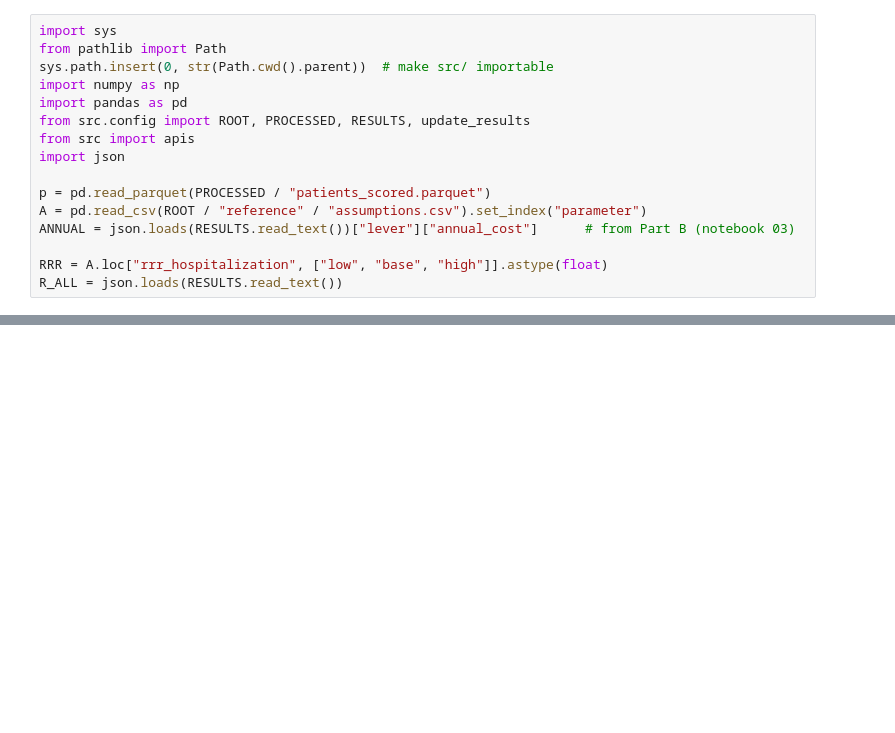
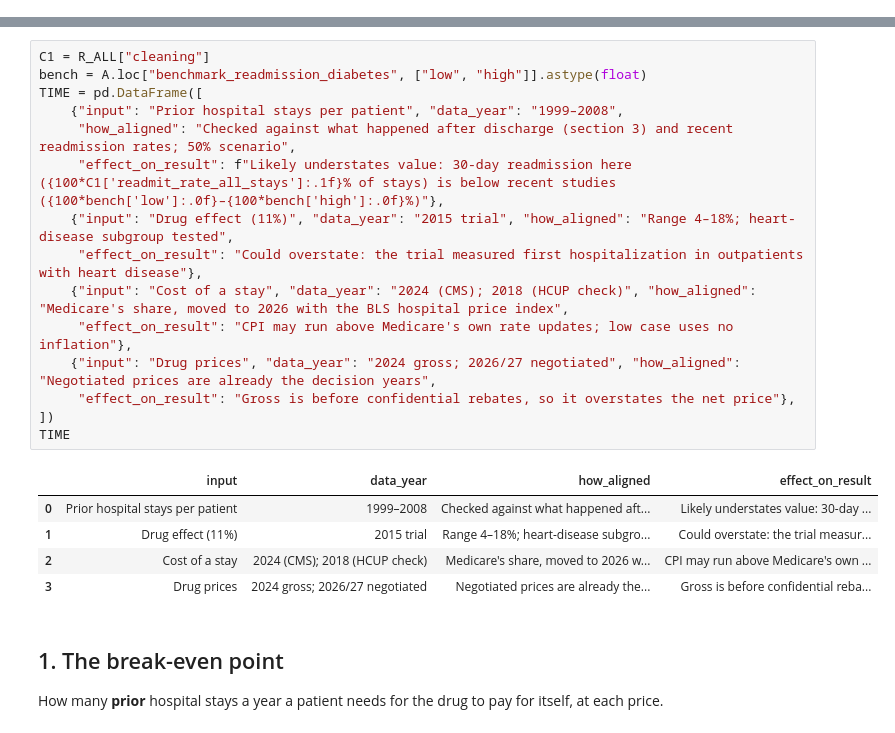
Before and after one commit to Dyuthiv05/personal-project, a Jupyter notebook: notebooks/04_part_c_value.ipynb, the cells around one changed output, grey strips where cells are left out. Saved outputs shown, nothing was run; the diff lists cells and outputs as text; blank space fills up the shorter version.

```diff
--- a/notebooks/04_part_c_value.ipynb
+++ b/notebooks/04_part_c_value.ipynb
@@ -29,16 +0,0 @@ This counts **only** hospital savings. Fewer deaths, slower kidney decline and b
-# %%
-import sys
-from pathlib import Path
-sys.path.insert(0, str(Path.cwd().parent))  # make src/ importable
-import numpy as np
-import pandas as pd
-from src.config import ROOT, PROCESSED, RESULTS, update_results
-from src import apis
-import json
-
-p = pd.read_parquet(PROCESSED / "patients_scored.parquet")
-A = pd.read_csv(ROOT / "reference" / "assumptions.csv").set_index("parameter")
-ANNUAL = json.loads(RESULTS.read_text())["lever"]["annual_cost"]      # from Part B (notebook 03)
-
-RRR = A.loc["rrr_hospitalization", ["low", "base", "high"]].astype(float)
-R_ALL = json.loads(RESULTS.read_text())
@@ -312,0 +88,25 @@ saved
+# %%
+C1 = R_ALL["cleaning"]
+bench = A.loc["benchmark_readmission_diabetes", ["low", "high"]].astype(float)
+TIME = pd.DataFrame([
+    {"input": "Prior hospital stays per patient", "data_year": "1999–2008",
+     "how_aligned": "Checked against what happened after discharge (section 3) and recent readmission rates; 50% scenario",
+     "effect_on_result": f"Likely understates value: 30-day readmission here ({100*C1['readmit_rate_all_stays']:.1f}% of stays) is below recent studies ({100*bench['low']:.0f}–{100*bench['high']:.0f}%)"},
+    {"input": "Drug effect (11%)", "data_year": "2015 trial", "how_aligned": "Range 4–18%; heart-disease subgroup tested",
+     "effect_on_result": "Could overstate: the trial measured first hospitalization in outpatients with heart disease"},
+    {"input": "Cost of a stay", "data_year": "2024 (CMS); 2018 (HCUP check)", "how_aligned": "Medicare's share, moved to 2026 with the BLS hospital price index",
+     "effect_on_result": "CPI may run above Medicare's own rate updates; low case uses no inflation"},
+    {"input": "Drug prices", "data_year": "2024 gross; 2026/27 negotiated", "how_aligned": "Negotiated prices are already the decision years",
+     "effect_on_result": "Gross is before confidential rebates, so it overstates the net price"},
+])
+TIME
+# %% [output]
+|  | input | data_year | how_aligned | effect_on_result |
+| 0 | Prior hospital stays per patient | 1999–2008 | Checked against what happened aft... | Likely understates value: 30-day ... |
+| 1 | Drug effect (11%) | 2015 trial | Range 4–18%; heart-disease subgro... | Could overstate: the trial measur... |
+| 2 | Cost of a stay | 2024 (CMS); 2018 (HCUP check) | Medicare's share, moved to 2026 w... | CPI may run above Medicare's own ... |
+| 3 | Drug prices | 2024 gross; 2026/27 negotiated | Negotiated prices are already the... | Gross is before confidential reba... |
+# %% [markdown]
+## 1. The break-even point
+
+How many **prior** hospital stays a year a patient needs for the drug to pay for itself, at each price.
```
Also changed, not shown: parts of 56 cells of this notebook, 8 other files.
